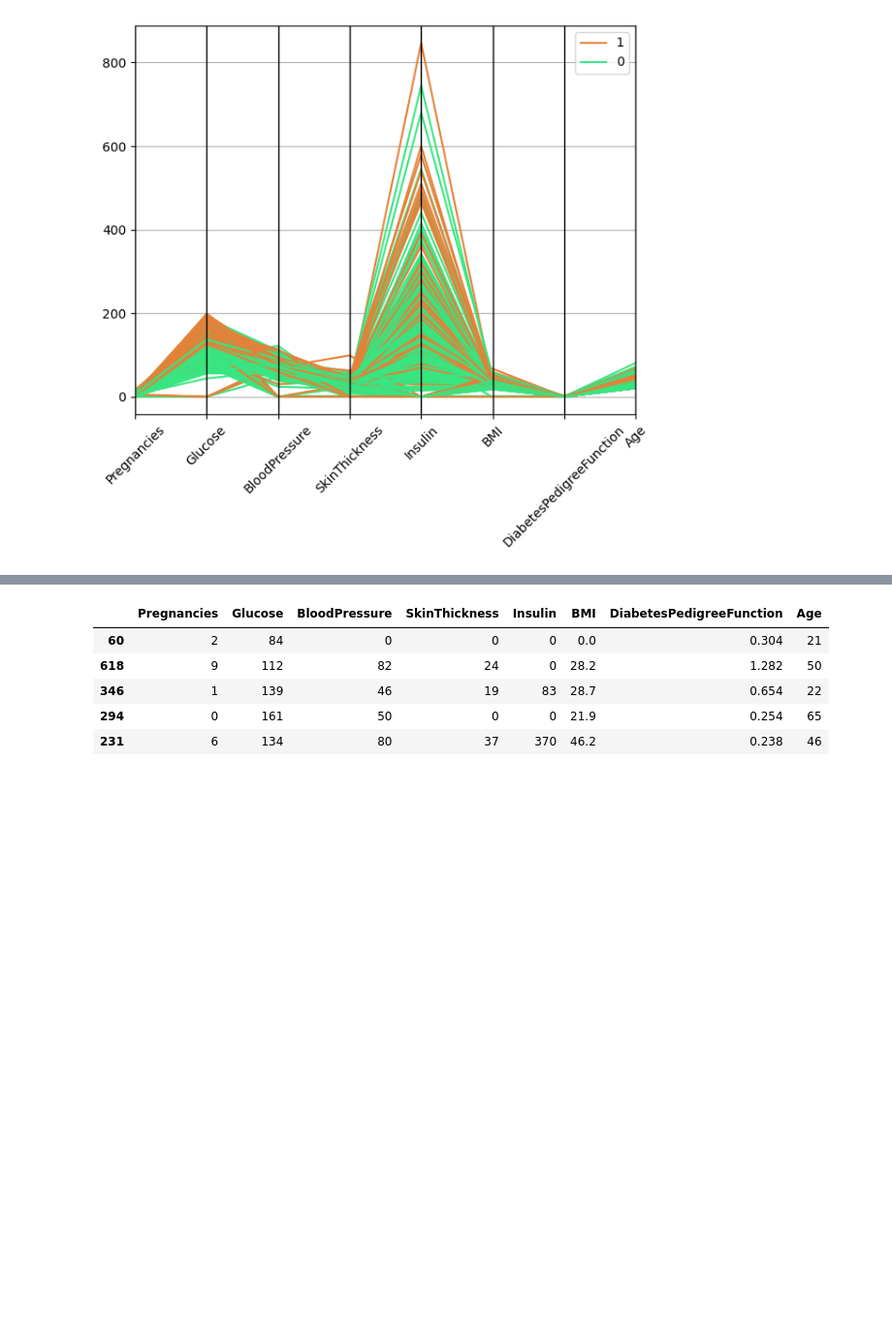
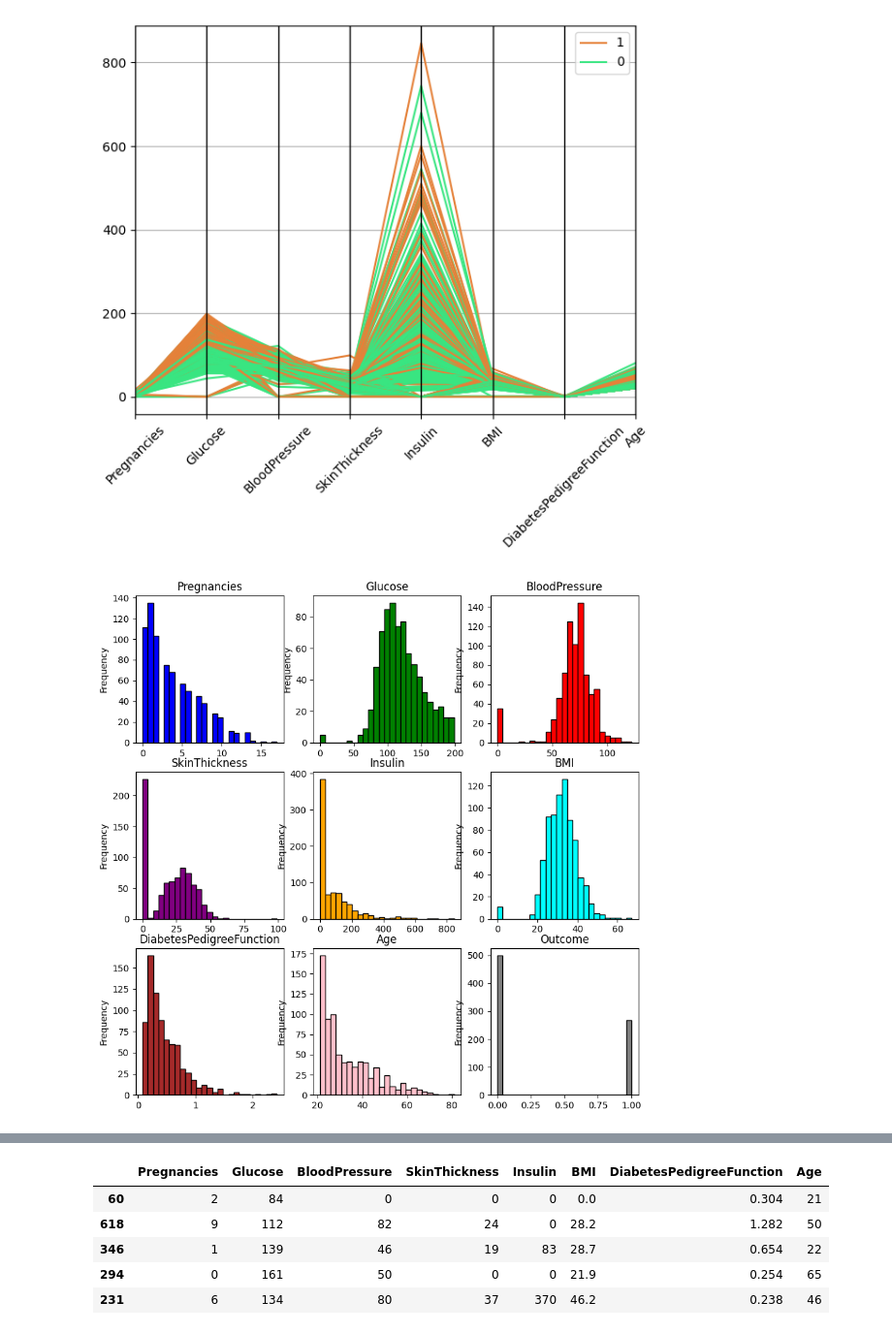
Before and after one commit to Joseddl/Decision-tree, a Jupyter notebook: src/explore.ipynb, the cells around one changed output, grey strips where cells are left out. Shown at 97% size. Cells and saved outputs as stored; diff of their text form; code cells hidden in the pictures; blank space fills up the shorter version.

```diff
--- a/src/explore.ipynb
+++ b/src/explore.ipynb
@@ -134,3 +122,14 @@ plt.xticks(rotation=45)
   Text(6, 0, 'DiabetesPedigreeFunction'),
   Text(7, 0, 'Age')])
 [figure]
+# %%
+fig, axes = plt.subplots(nrows=3, ncols=3, figsize=(10, 10))
+axes = axes.flatten()
+
+colors = ['blue', 'green', 'red', 'purple', 'orange', 'cyan', 'brown', 'pink', 'gray']
+
+for i, col in enumerate(df.columns):
+    df[col].plot.hist(bins=25, ax=axes[i], color=colors[i], edgecolor='black')
+    axes[i].set_title(col)
+# %% [output]
+[figure, added]
```
Also changed, not shown: parts of 10 cells of this notebook.
